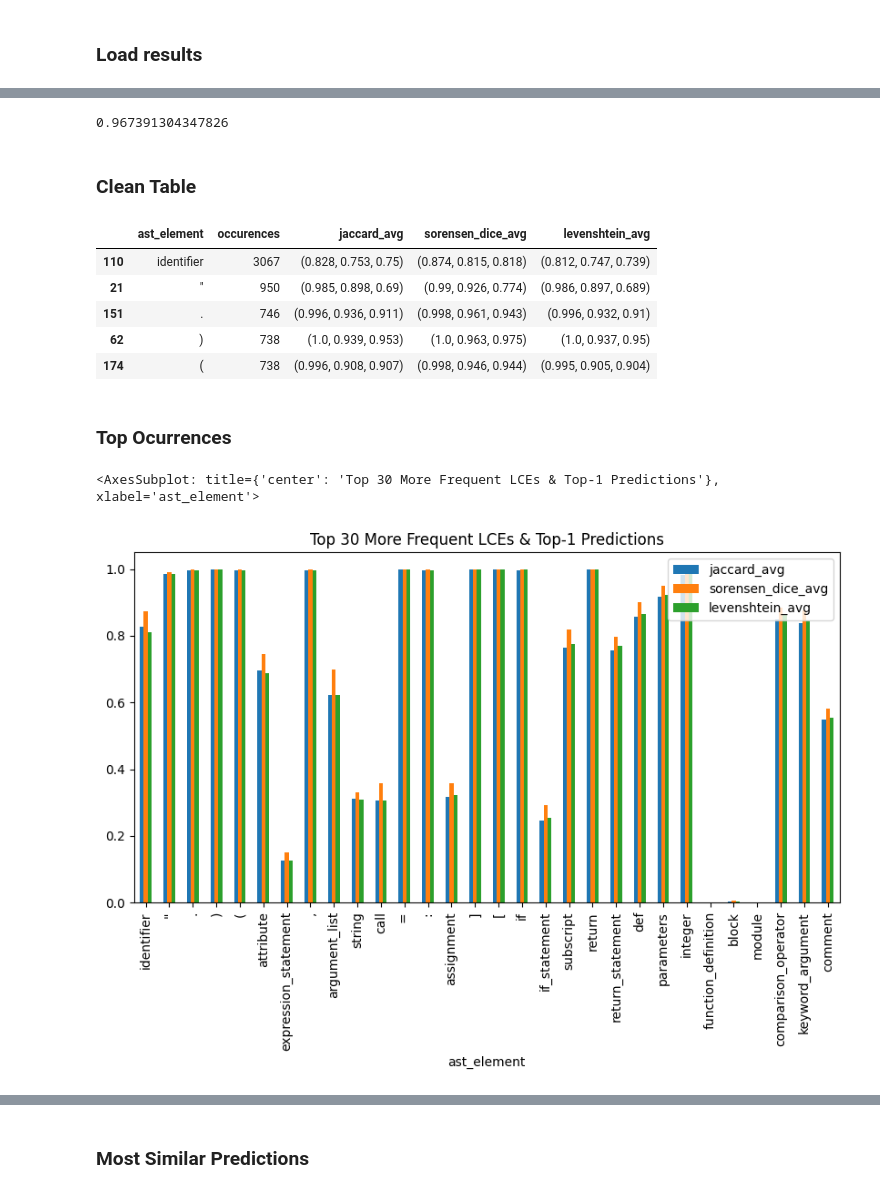
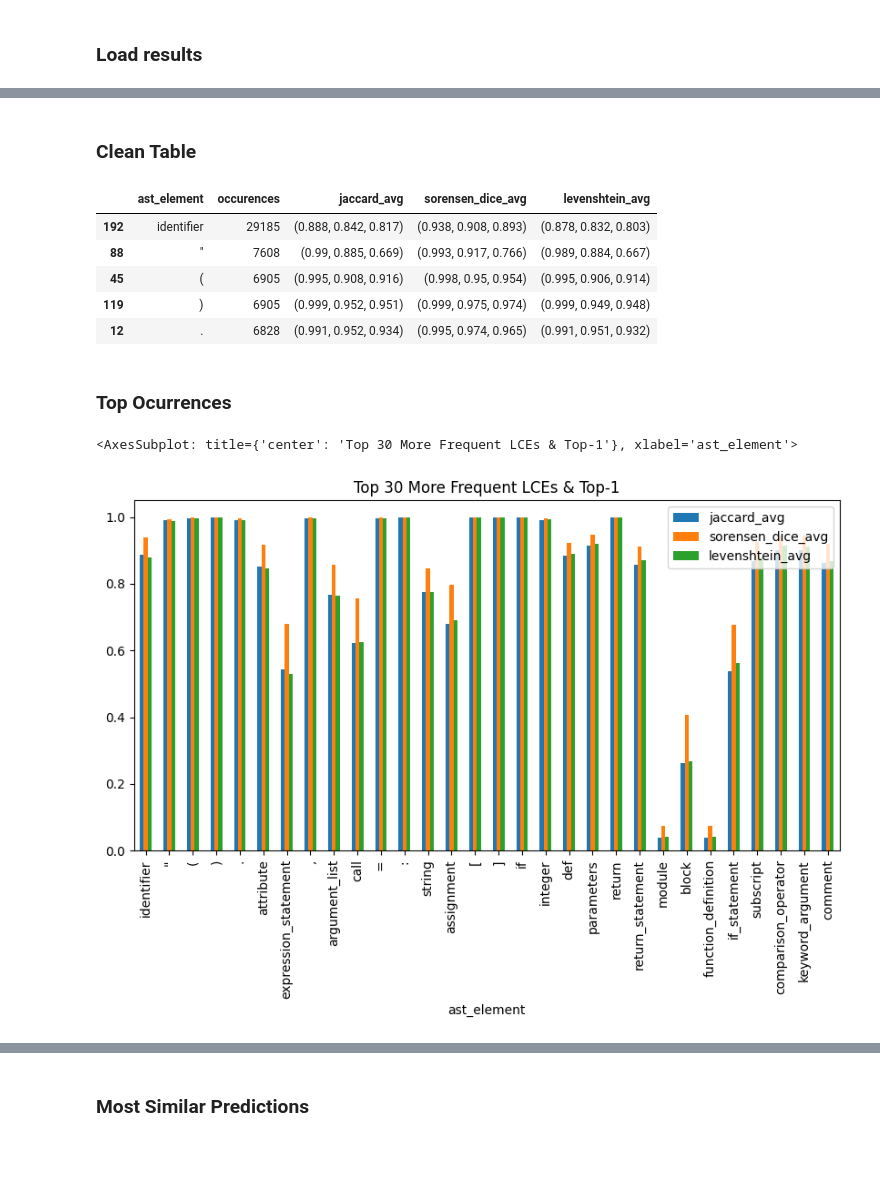
Before and after one commit to WM-SEMERU/SyntaxEval, a Jupyter notebook: experimental_notebooks/result_visualizer.ipynb, the cells around one changed output, grey strips where cells are left out. Saved outputs shown, nothing was run; the diff lists cells and outputs as text; code cells hidden in the pictures; blank space fills up the shorter version.

Commit message:
addded evaluation results

```diff
--- a/experimental_notebooks/result_visualizer.ipynb
+++ b/experimental_notebooks/result_visualizer.ipynb
@@ -4,7 +4,7 @@ import pandas as pd
 ### Load results
 # %%
 result_folder = '../scripts/output/CodeBERTa-small-v1/'
-file_name = 'huggingface-CodeBERTa-small-v1_100_100.0_3.csv'
+file_name = 'huggingface-CodeBERTa-small-v1_10000_75.0_3.csv'
 # %%
 result_dataframe = pd.read_csv(result_folder + file_name, index_col=0)
 # %%
@@ -19,7 +19,3 @@ result_dataframe.head()
-# %%
-eval(result_dataframe['jaccard'][110])[0][0]
-# %% [output]
-0.967391304347826
 # %% [markdown]
 ### Clean Table
 # %%
@@ -29,11 +25,11 @@ result_dataframe = result_dataframe.drop('levenshtein',axis=1)
 result_dataframe.head()
 # %% [output]
 |  | ast_element | occurences | jaccard_avg | sorensen_dice_avg | levenshtein_avg |
-| 110 | identifier | 3067 | (0.828, 0.753, 0.75) | (0.874, 0.815, 0.818) | (0.812, 0.747, 0.739) |
-| 21 | " | 950 | (0.985, 0.898, 0.69) | (0.99, 0.926, 0.774) | (0.986, 0.897, 0.689) |
-| 151 | . | 746 | (0.996, 0.936, 0.911) | (0.998, 0.961, 0.943) | (0.996, 0.932, 0.91) |
-| 62 | ) | 738 | (1.0, 0.939, 0.953) | (1.0, 0.963, 0.975) | (1.0, 0.937, 0.95) |
-| 174 | ( | 738 | (0.996, 0.908, 0.907) | (0.998, 0.946, 0.944) | (0.995, 0.905, 0.904) |
+| 192 | identifier | 29185 | (0.888, 0.842, 0.817) | (0.938, 0.908, 0.893) | (0.878, 0.832, 0.803) |
+| 88 | " | 7608 | (0.99, 0.885, 0.669) | (0.993, 0.917, 0.766) | (0.989, 0.884, 0.667) |
+| 45 | ( | 6905 | (0.995, 0.908, 0.916) | (0.998, 0.95, 0.954) | (0.995, 0.906, 0.914) |
+| 119 | ) | 6905 | (0.999, 0.952, 0.951) | (0.999, 0.975, 0.974) | (0.999, 0.949, 0.948) |
+| 12 | . | 6828 | (0.991, 0.952, 0.934) | (0.995, 0.974, 0.965) | (0.991, 0.951, 0.932) |
 # %%
 def get_k_prediction_values(dataframe, k):
     top_ocurrences_top_k_prediction = dataframe.copy()
@@ -46,10 +42,10 @@ def get_k_prediction_values(dataframe, k):
 # %%
 top_1_predictions = get_k_prediction_values(result_dataframe, 1)
 top_1_predictions[:30].plot(x='ast_element', y=['jaccard_avg', 'sorensen_dice_avg', 'levenshtein_avg'],
-kind='bar', title='Top 30 More Frequent LCEs & Top-1 Predictions', figsize=(10,5))
+kind='bar', title='Top 30 More Frequent LCEs & Top-1', figsize=(10,5))
 # %% [output]
-<AxesSubplot: title={'center': 'Top 30 More Frequent LCEs & Top-1 Predictions'}, xlabel='ast_element'>
+<AxesSubplot: title={'center': 'Top 30 More Frequent LCEs & Top-1'}, xlabel='ast_element'>
-[figure, old version]
+[figure, new version]
 # %%
 top_2_predictions = get_k_prediction_values(result_dataframe, 2)
 top_2_predictions[:30].plot(x='ast_element', y=['jaccard_avg', 'sorensen_dice_avg', 'levenshtein_avg'],
```
Also changed, not shown: parts of 5 cells of this notebook, 18 other files.
